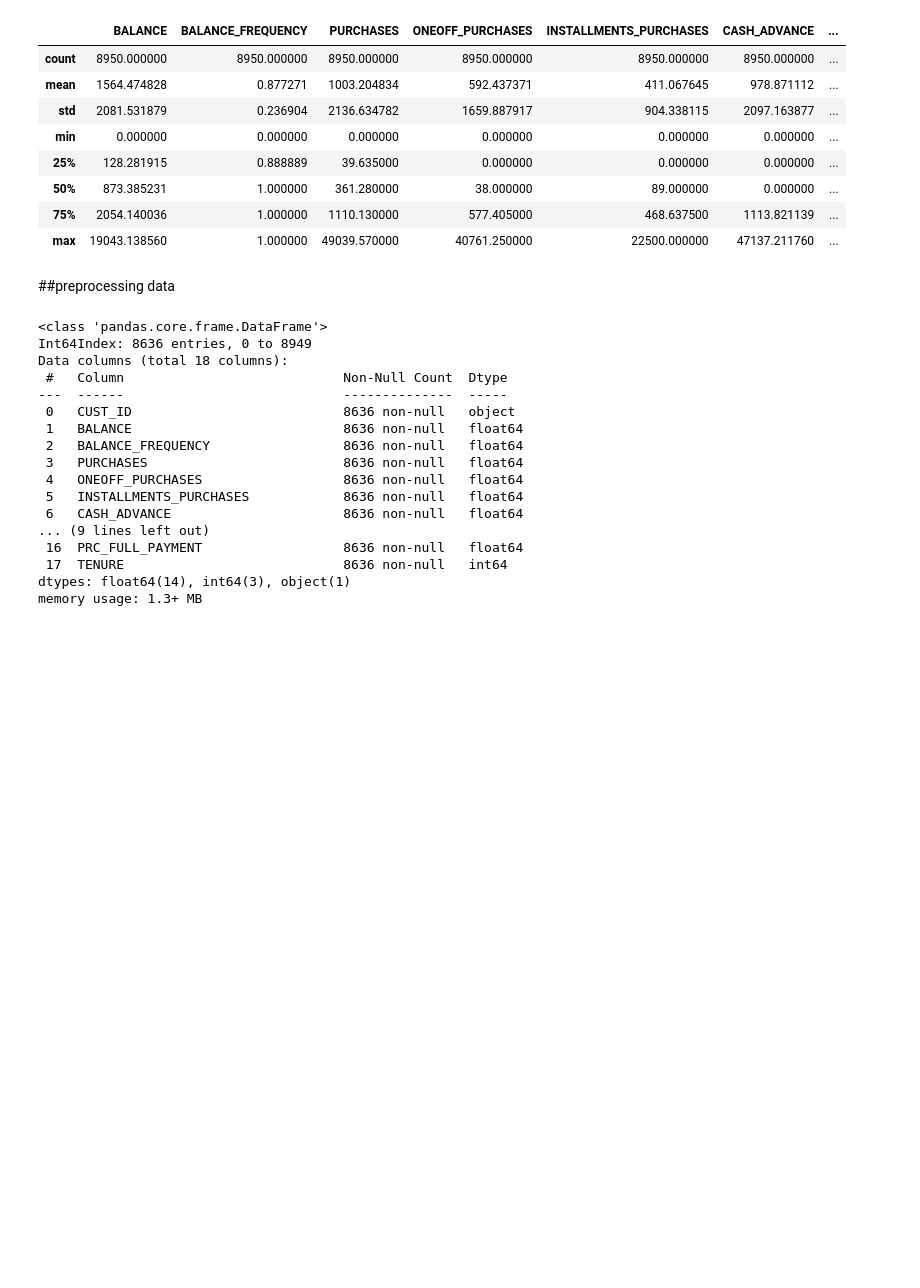
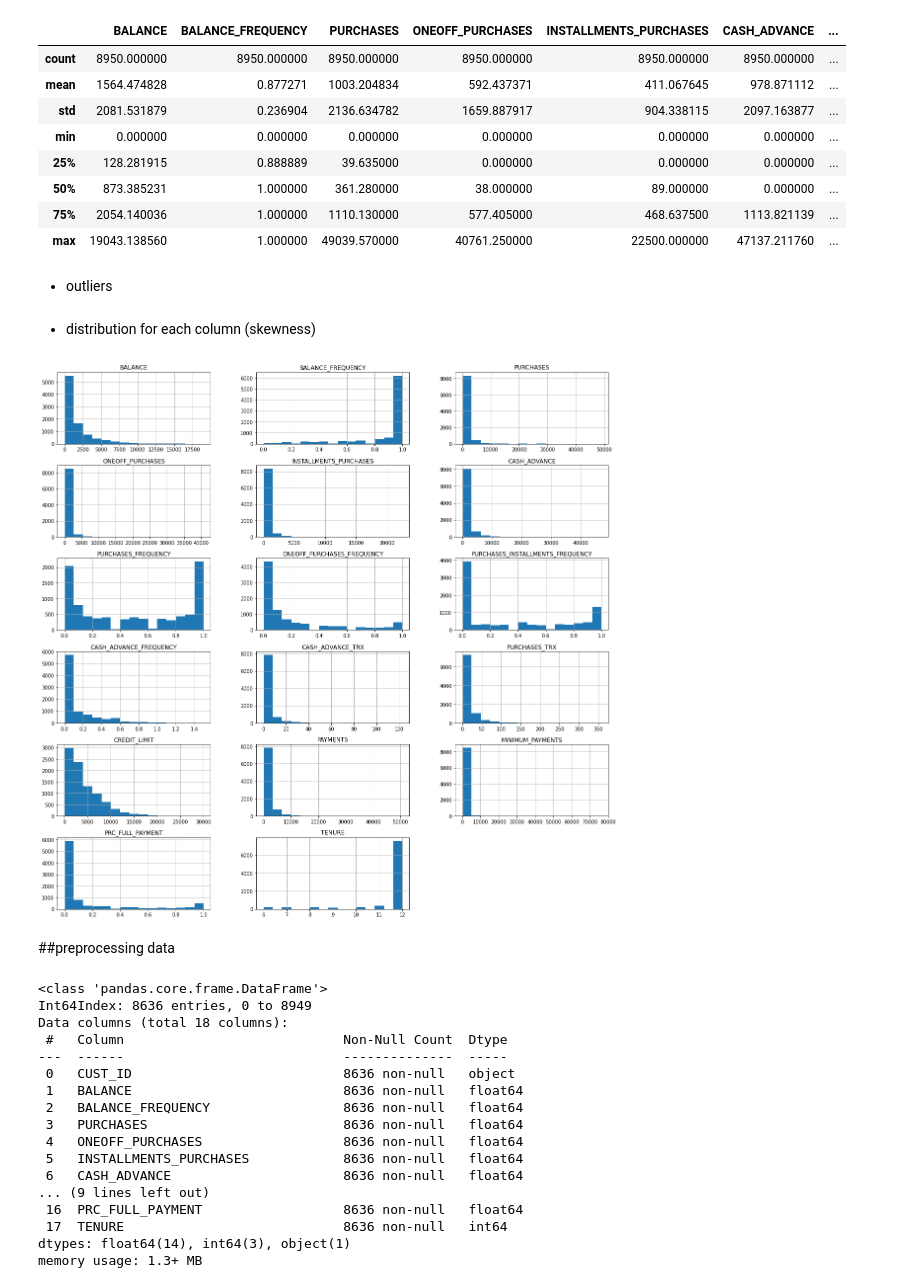
Before and after one commit to ayaamr11/CustomerSegmentation-clustering, a Jupyter notebook: CustomerSegmentation_clustering.ipynb, the cells around one changed output. Cells and saved outputs as stored; diff of their text form; code cells hidden in the pictures; blank space fills up the shorter version.

```diff
--- a/CustomerSegmentation_clustering.ipynb
+++ b/CustomerSegmentation_clustering.ipynb
@@ -95,6 +118,17 @@ df.describe()
 | 50% | 873.385231 | 1.000000 | 361.280000 | 38.000000 | 89.000000 | 0.000000 | ... |
 | 75% | 2054.140036 | 1.000000 | 1110.130000 | 577.405000 | 468.637500 | 1113.821139 | ... |
 | max | 19043.138560 | 1.000000 | 49039.570000 | 40761.250000 | 22500.000000 | 47137.211760 | ... |
+# %% [markdown]
+- outliers
+# %% [markdown]
+
+- distribution for each column (skewness)
+# %%
+numerical_features=[feature for feature in df.columns if df[feature].dtypes!='object']
+
+df[numerical_features].hist(bins=15, figsize=(20, 20), layout=(6, 3));
+# %% [output]
+[figure, added]
 # %% [markdown]
 ##preprocessing data
 # %%
```
Also changed, not shown: parts of 14 cells of this notebook.
